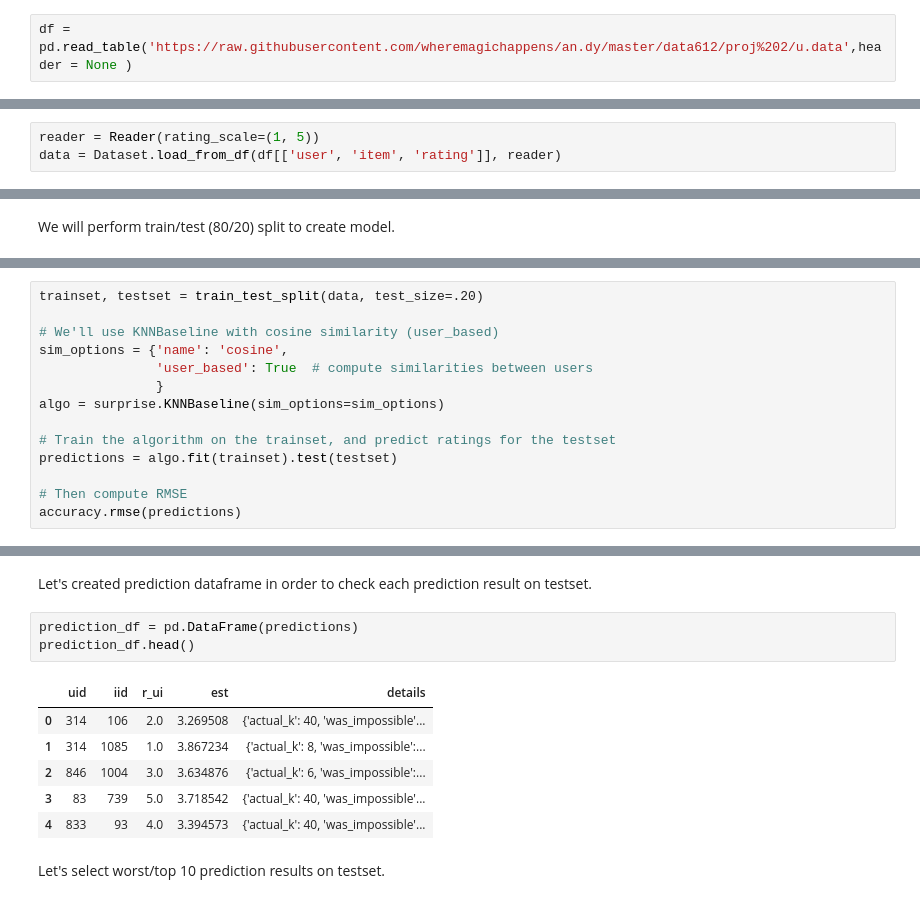
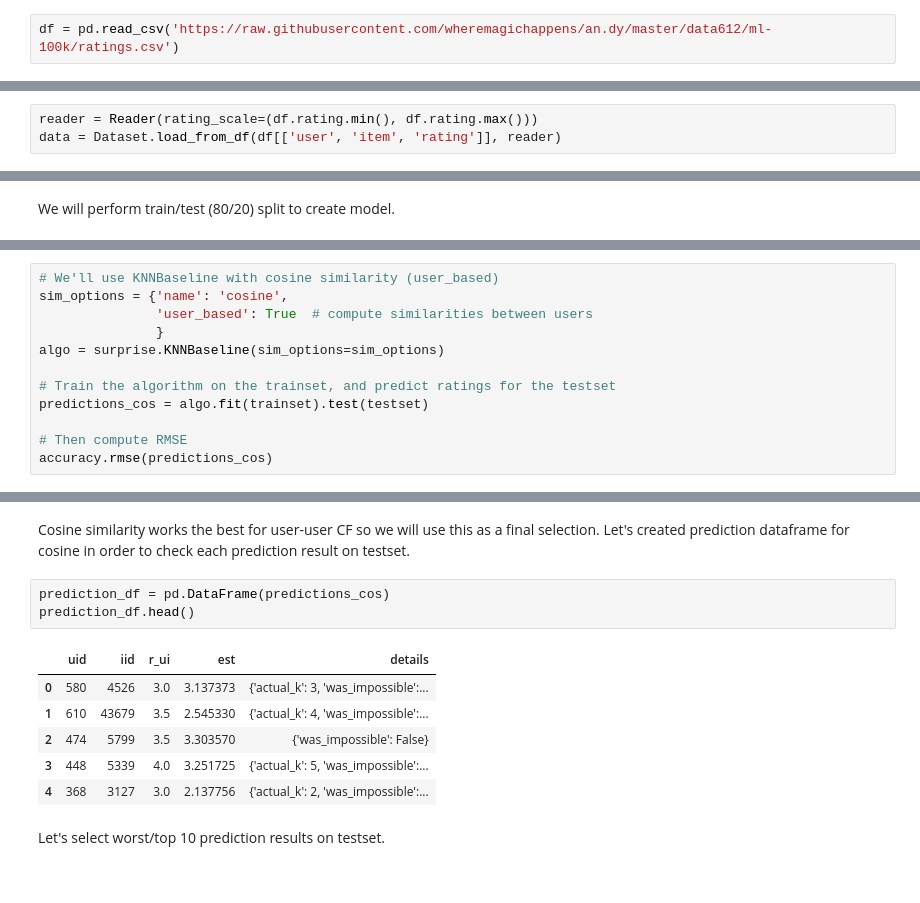
Before and after one commit to wheremagichappens/an.dy, a Jupyter notebook: data612/proj 2/data612-proj2-submit.group..ipynb, the cells around one changed output, grey strips where cells are left out. Cells and saved outputs as stored; diff of their text form.

```diff
--- a/data612/proj 2/data612-proj2-submit.group..ipynb
+++ b/data612/proj 2/data612-proj2-submit.group..ipynb
@@ -22,2 +22,2 @@ From https://surprise.readthedocs.io/en/v1.0.0/_modules/surprise/dataset.html, w
 # %%
-df = pd.read_table('https://raw.githubusercontent.com/wheremagichappens/an.dy/master/data612/proj%202/u.data',header = None )
+df = pd.read_csv('https://raw.githubusercontent.com/wheremagichappens/an.dy/master/data612/ml-100k/ratings.csv')
@@ -128,7 +130,7 @@ df.groupby('item')['rating'].count().reset_index().sort_values('rating', ascendi
 # %% [markdown]
 We will find the best KNN model based on RMSE.
 # %%
-reader = Reader(rating_scale=(1, 5))
+reader = Reader(rating_scale=(df.rating.min(), df.rating.max()))
 data = Dataset.load_from_df(df[['user', 'item', 'rating']], reader)
 # %%
 # Learn how to configure parameters in each model, for instance, bsl_option vs sim_option and maybe there is one for SVD.
@@ -179,6 +185,4 @@ We will perform train/test (80/20) split to create model.
 # %%
-trainset, testset = train_test_split(data, test_size=.20)
-
 # We'll use KNNBaseline with cosine similarity (user_based)
 sim_options = {'name': 'cosine',
                'user_based': True  # compute similarities between users
@@ -186,10 +190,10 @@ sim_options = {'name': 'cosine',
 algo = surprise.KNNBaseline(sim_options=sim_options)
 
 # Train the algorithm on the trainset, and predict ratings for the testset
-predictions = algo.fit(trainset).test(testset)
+predictions_cos = algo.fit(trainset).test(testset)
 
 # Then compute RMSE
-accuracy.rmse(predictions)
+accuracy.rmse(predictions_cos)
 # %% [output]
 Estimating biases using als...
 Computing the cosine similarity matrix...
@@ -199,15 +243,15 @@ RMSE: 0.9334
 # %% [markdown]
-Let's created prediction dataframe in order to check each prediction result on testset.
+Cosine similarity works the best for user-user CF so we will use this as a final selection. Let's created prediction dataframe for cosine in order to check each prediction result on testset.
 # %%
-prediction_df = pd.DataFrame(predictions)
+prediction_df = pd.DataFrame(predictions_cos)
 prediction_df.head()
 # %% [output]
 |  | uid | iid | r_ui | est | details |
-| 0 | 314 | 106 | 2.0 | 3.269508 | {'actual_k': 40, 'was_impossible'... |
-| 1 | 314 | 1085 | 1.0 | 3.867234 | {'actual_k': 8, 'was_impossible':... |
-| 2 | 846 | 1004 | 3.0 | 3.634876 | {'actual_k': 6, 'was_impossible':... |
-| 3 | 83 | 739 | 5.0 | 3.718542 | {'actual_k': 40, 'was_impossible'... |
-| 4 | 833 | 93 | 4.0 | 3.394573 | {'actual_k': 40, 'was_impossible'... |
+| 0 | 580 | 4526 | 3.0 | 3.137373 | {'actual_k': 3, 'was_impossible':... |
+| 1 | 610 | 43679 | 3.5 | 2.545330 | {'actual_k': 4, 'was_impossible':... |
+| 2 | 474 | 5799 | 3.5 | 3.303570 | {'was_impossible': False} |
+| 3 | 448 | 5339 | 4.0 | 3.251725 | {'actual_k': 5, 'was_impossible':... |
+| 4 | 368 | 3127 | 3.0 | 2.137756 | {'actual_k': 2, 'was_impossible':... |
 # %% [markdown]
 Let's select worst/top 10 prediction results on testset.
 # %%
```
Also changed, not shown: parts of 46 cells of this notebook.
